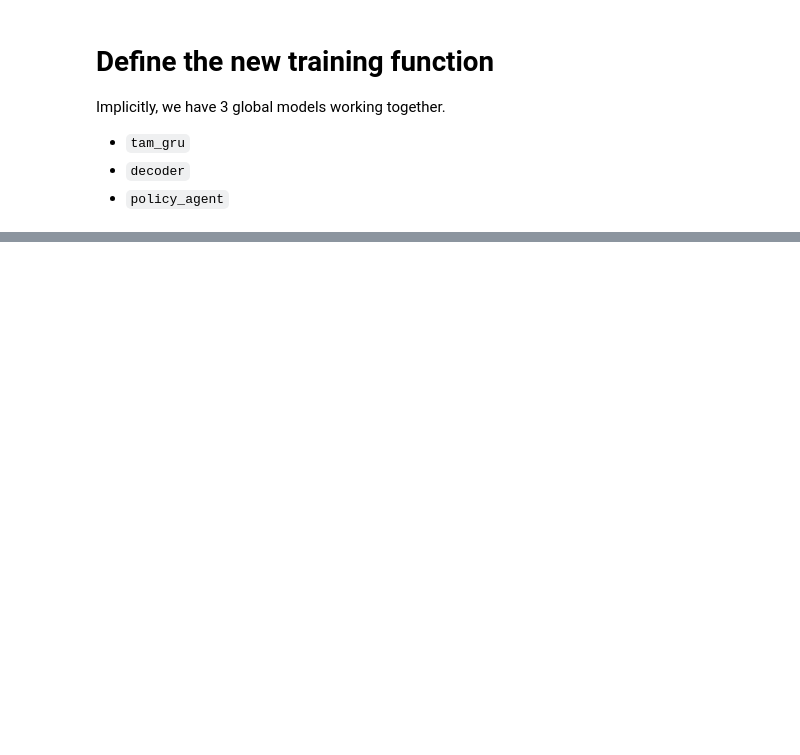
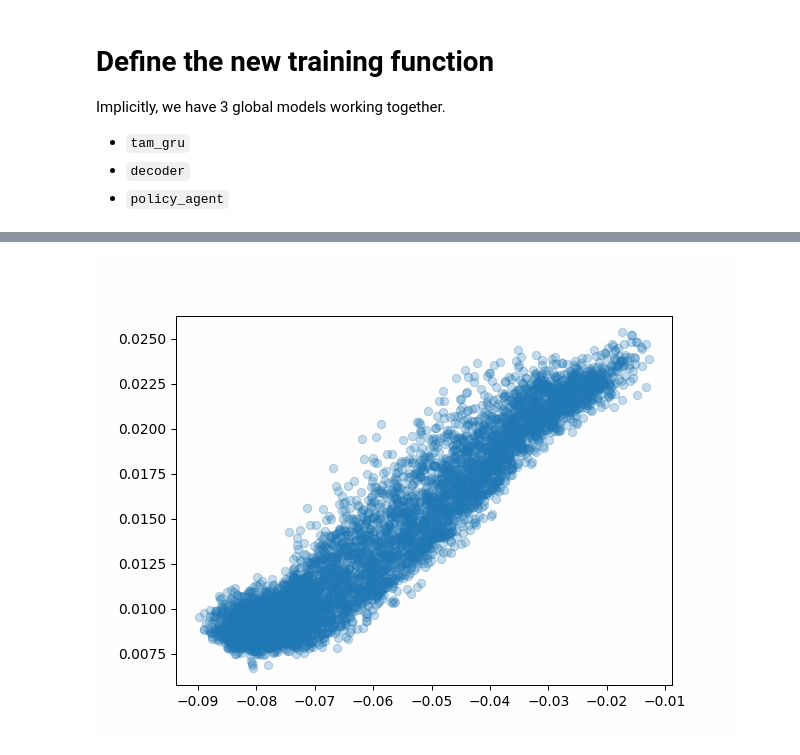
Before and after one commit to JackBosco/TFJ-DRL-update1, a Jupyter notebook: notebooks/unit_testing.ipynb, the cells around one changed output, grey strips where cells are left out. Cells and saved outputs as stored; diff of their text form; code cells hidden in the pictures; blank space fills up the shorter version.

```diff
--- a/notebooks/unit_testing.ipynb
+++ b/notebooks/unit_testing.ipynb
@@ -546 +587,7 @@ Epoch 5, training loss: 0.11, val utility: -0.11, confusion: 0.6910648345947266
+# %%
+# display gif learning feature representations
+from IPython.display import display, Image
+display(Image(filename='training_progress.gif'))
+# %% [output]
+[figure, added]
 # %%
```
Also changed, not shown: parts of 19 cells of this notebook, 1 other file.
